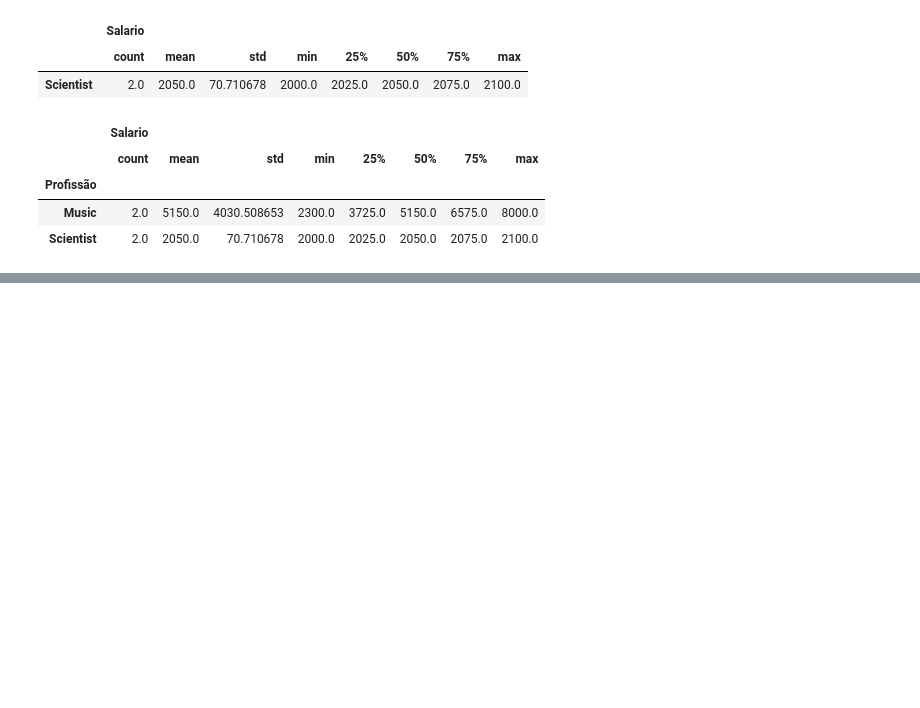
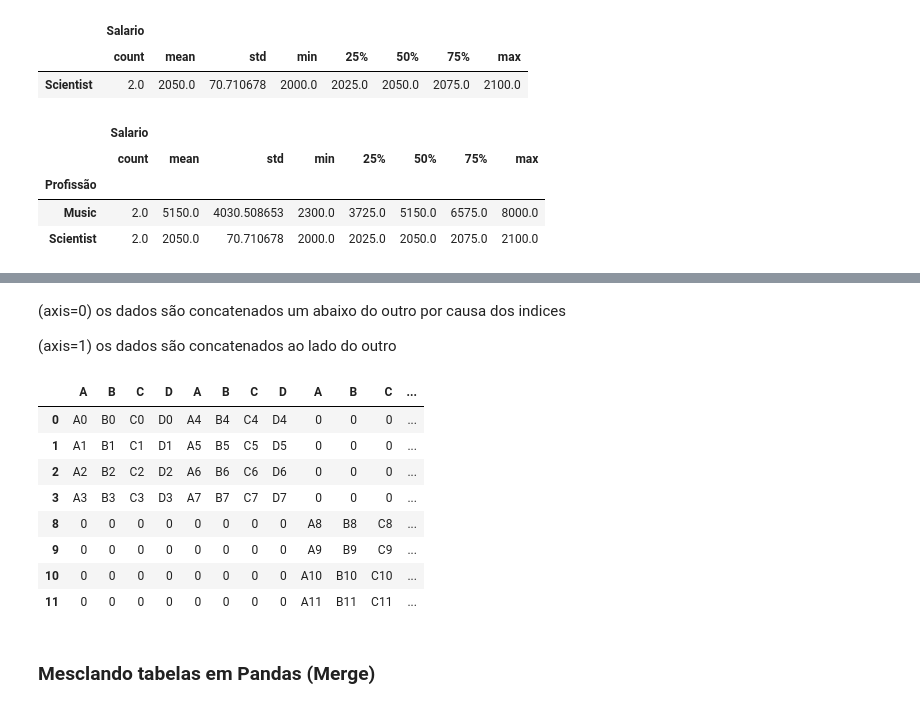
Before and after one commit to wellingtondantas/Projetos, a Jupyter notebook: Pandas-Advanced/pandas-advanced.ipynb, the cells around one changed output, grey strips where cells are left out. Saved outputs shown, nothing was run; the diff lists cells and outputs as text; code cells hidden in the pictures; blank space fills up the shorter version.

Commit message:
Pandas-Advanced-Update01
Atualização com novos comandos

```diff
--- a/Pandas-Advanced/pandas-advanced.ipynb
+++ b/Pandas-Advanced/pandas-advanced.ipynb
@@ -120,0 +173,19 @@ pd.DataFrame(df.groupby('Profissão').describe().loc[['Music','Scientist']])
+# %% [markdown]
+(axis=0) os dados são concatenados um abaixo do outro por causa dos indices
+
+(axis=1) os dados são concatenados ao lado do outro
+# %%
+#concatenado sem valores NaN
+pd.concat([df1,df2,df3], axis=1).fillna(value=0, inplace=False)
+# %% [output]
+|  | A | B | C | D | A | B | C | D | A | B | C | ... |
+| 0 | A0 | B0 | C0 | D0 | A4 | B4 | C4 | D4 | 0 | 0 | 0 | ... |
+| 1 | A1 | B1 | C1 | D1 | A5 | B5 | C5 | D5 | 0 | 0 | 0 | ... |
+| 2 | A2 | B2 | C2 | D2 | A6 | B6 | C6 | D6 | 0 | 0 | 0 | ... |
+| 3 | A3 | B3 | C3 | D3 | A7 | B7 | C7 | D7 | 0 | 0 | 0 | ... |
+| 8 | 0 | 0 | 0 | 0 | 0 | 0 | 0 | 0 | A8 | B8 | C8 | ... |
+| 9 | 0 | 0 | 0 | 0 | 0 | 0 | 0 | 0 | A9 | B9 | C9 | ... |
+| 10 | 0 | 0 | 0 | 0 | 0 | 0 | 0 | 0 | A10 | B10 | C10 | ... |
+| 11 | 0 | 0 | 0 | 0 | 0 | 0 | 0 | 0 | A11 | B11 | C11 | ... |
+# %% [markdown]
+### Mesclando tabelas em Pandas (Merge)
```
Also changed, not shown: parts of 14 cells of this notebook.
